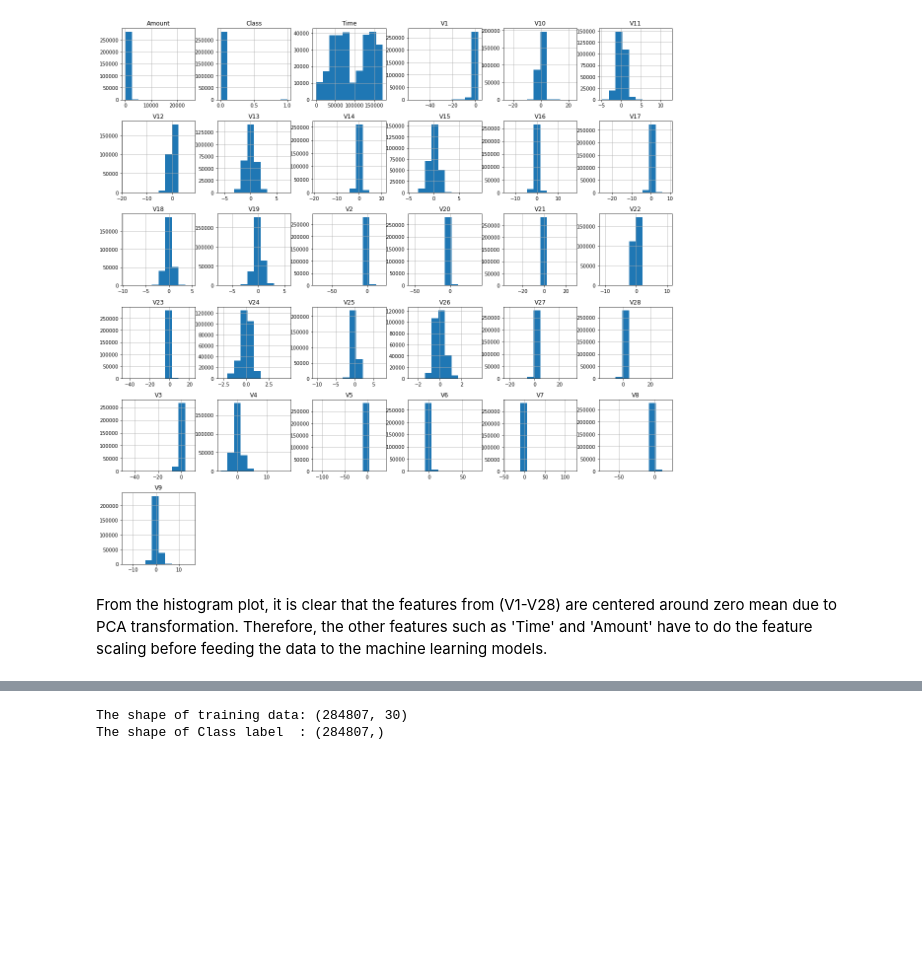
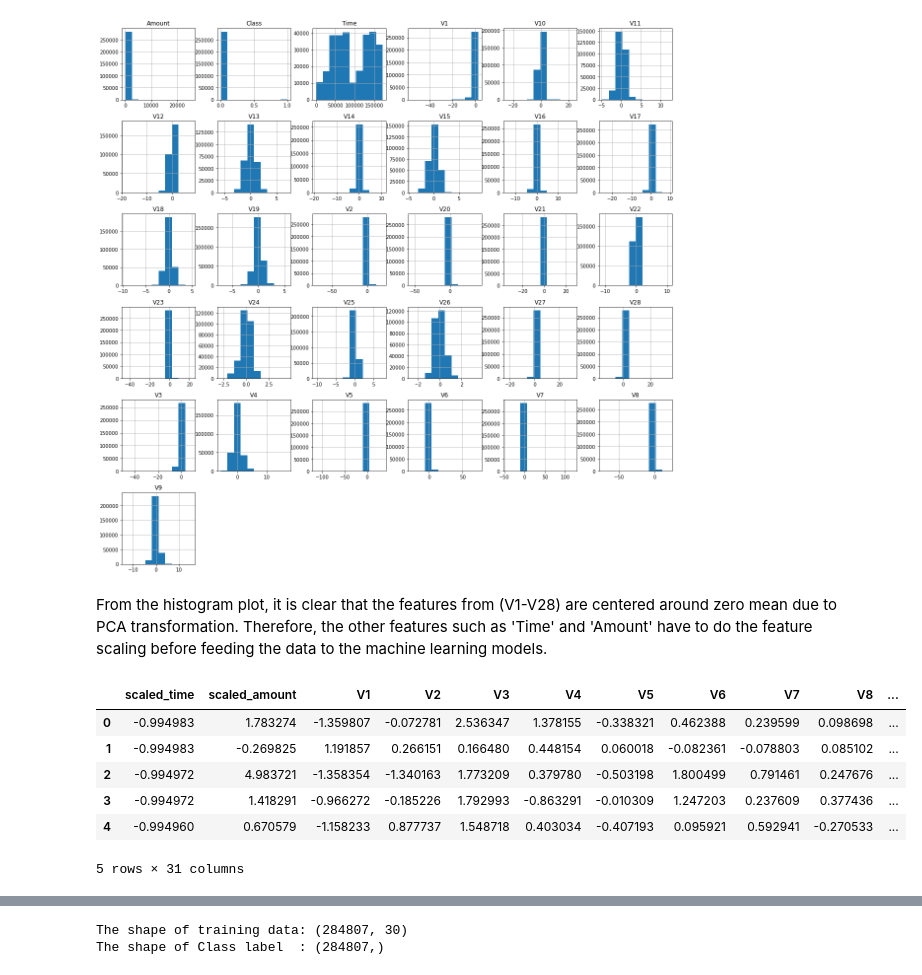
Before and after one commit to Sudhakar17/credit-card-fraud-detection, a Jupyter notebook: credit-card-fraud-detection.ipynb, the cells around one changed output, grey strips where cells are left out. Cells and saved outputs as stored; diff of their text form; code cells hidden in the pictures; blank space fills up the shorter version.

```diff
--- a/credit-card-fraud-detection.ipynb
+++ b/credit-card-fraud-detection.ipynb
@@ -145 +156,15 @@ From the histogram plot, it is clear that the features from (V1-V28) are centere
+# %%
+scaled_data = data.copy() # copy the original data
+scaled_data.drop(['Amount', 'Time'], axis=1, inplace=True)
+scaled_data.insert(0, 'scaled_time', scaled_time)
+scaled_data.insert(1, 'scaled_amount', scaled_amount)
+scaled_data.head()
+# %% [output]
+|  | scaled_time | scaled_amount | V1 | V2 | V3 | V4 | V5 | V6 | V7 | V8 | ... |
+| 0 | -0.994983 | 1.783274 | -1.359807 | -0.072781 | 2.536347 | 1.378155 | -0.338321 | 0.462388 | 0.239599 | 0.098698 | ... |
+| 1 | -0.994983 | -0.269825 | 1.191857 | 0.266151 | 0.166480 | 0.448154 | 0.060018 | -0.082361 | -0.078803 | 0.085102 | ... |
+| 2 | -0.994972 | 4.983721 | -1.358354 | -1.340163 | 1.773209 | 0.379780 | -0.503198 | 1.800499 | 0.791461 | 0.247676 | ... |
+| 3 | -0.994972 | 1.418291 | -0.966272 | -0.185226 | 1.792993 | -0.863291 | -0.010309 | 1.247203 | 0.237609 | 0.377436 | ... |
+| 4 | -0.994960 | 0.670579 | -1.158233 | 0.877737 | 1.548718 | 0.403034 | -0.407193 | 0.095921 | 0.592941 | -0.270533 | ... |
+5 rows × 31 columns
 # %%
```
Also changed, not shown: parts of 19 cells of this notebook.
